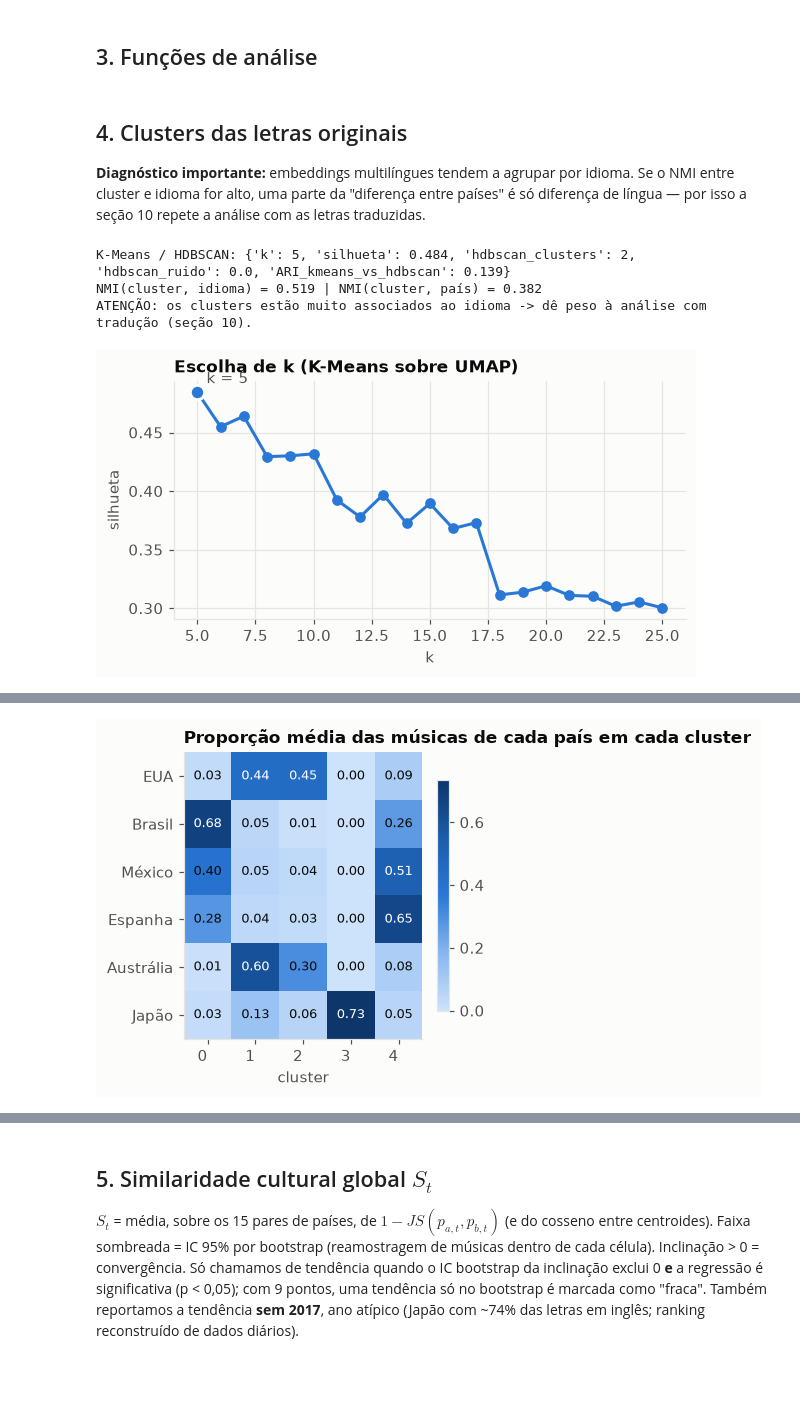
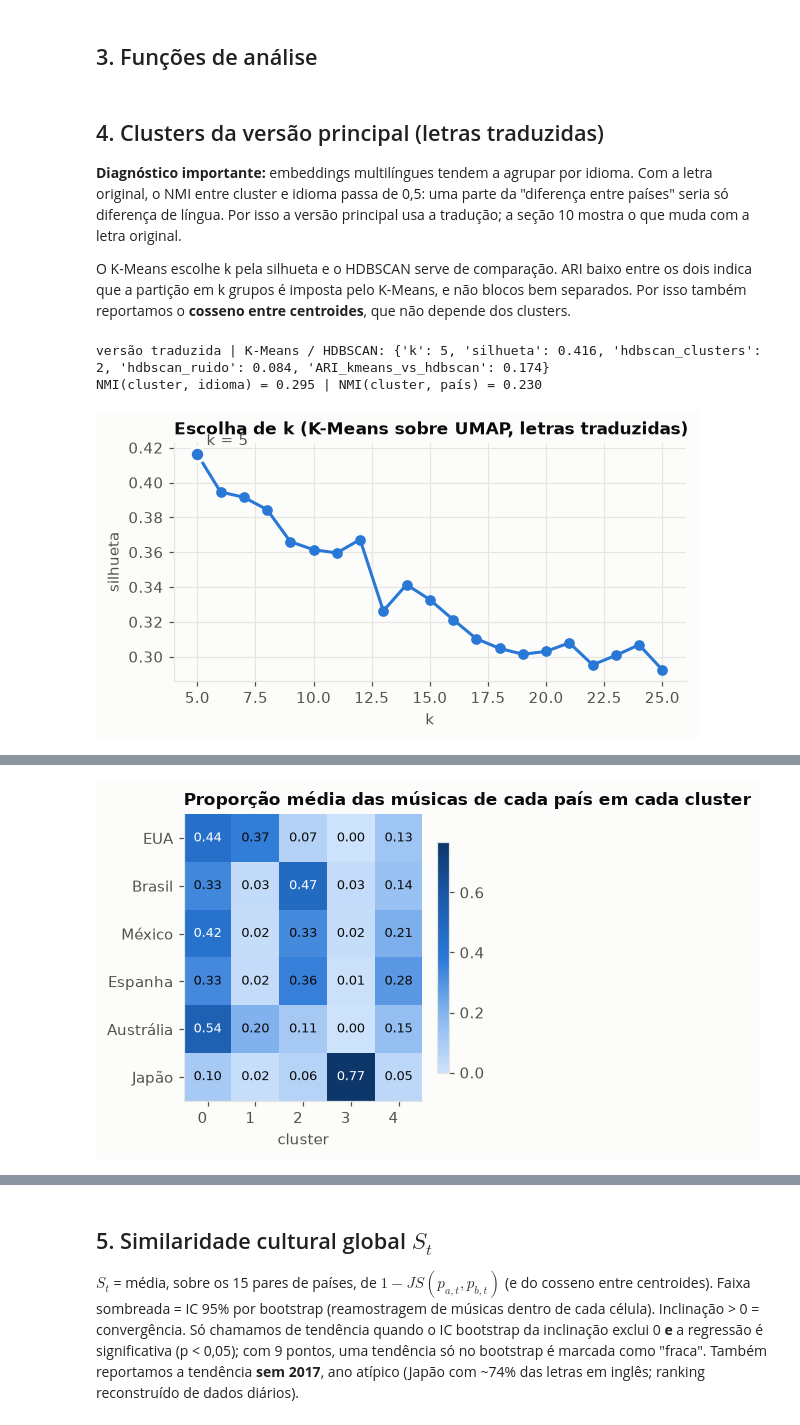
Before and after one commit to besome/SocialComp, a Jupyter notebook: pipelineAnalise.ipynb, the cells around one changed output, grey strips where cells are left out. Cells and saved outputs as stored; diff of their text form; code cells hidden in the pictures; blank space fills up the shorter version.

```diff
--- a/pipelineAnalise.ipynb
+++ b/pipelineAnalise.ipynb
@@ -47,6 +56,7 @@ PASTA_RES.mkdir(parents=True, exist_ok=True)
 
 # ---------- parâmetros ----------
 MODELO     = os.environ.get("MODELO_EMB", "sentence-transformers/LaBSE")  # alternativa: "intfloat/multilingual-e5-base"
+VERSAO     = os.environ.get("VERSAO", "traduzida")   # versão principal das letras: "traduzida" (padrão) ou "original"
 BATCH      = 32
 EXCLUIR    = []          # células (país, ano) a remover, ex.: [("jp", 2017)]
 K_MIN, K_MAX = 5, 25     # faixa de k testada no K-Means
@@ -54,6 +64,7 @@ UMAP_DIM   = 10          # dimensões do UMAP usado para clusterizar
 MIN_CELULA = 10          # mínimo de músicas para uma célula entrar nos controles
 N_BOOT     = int(os.environ.get("N_BOOT", 1000))
 N_PERM     = int(os.environ.get("N_PERM", 1000))
+N_PERM_Q   = int(os.environ.get("N_PERM_Q", 500))   # permutações do nulo da modularidade (seção 7)
 SEED       = 42
 
 PAISES   = ["us", "br", "mx", "es", "au", "jp"]
@@ -258,6 +246,13 @@ def gera_embeddings(textos: pd.Series, nome: str) -> np.ndarray:
 
 E_orig = gera_embeddings(faixas["letra_limpa"], "original")
 POS = {t: i for i, t in enumerate(faixas.index)}   # track_id -> linha da matriz
-print("matriz de embeddings:", E_orig.shape)
+if VERSAO == "traduzida" and faixas["letra_en"].notna().all():
+    E_p = gera_embeddings(faixas["letra_en"], "traducao_en")
+else:
+    if VERSAO == "traduzida":
+        print(f"ATENÇÃO: {faixas['letra_en'].isna().sum()} faixas sem tradução -> usando a letra original como versão principal")
+        VERSAO = "original"
+    E_p = E_orig
+print(f"versão principal: {VERSAO} | matriz de embeddings: {E_p.shape}")
 # %% [output]
 [original] 1444 embeddings lidos do cache dados/embeddings/sentence_transformers_LaBSE__original.npz
@@ -477,46 +548,39 @@ def plota_matriz(M, titulo, ax, cmap, vmin=None, vmax=None, fmt="{:.2f}"):
     ax.set_title(titulo, loc="left")
     return im
 # %% [markdown]
-## 4. Clusters das letras originais
+## 4. Clusters da versão principal (letras traduzidas)
 
-**Diagnóstico importante:** embeddings multilíngues tendem a agrupar por idioma. Se o NMI entre cluster e idioma for alto, uma parte da "diferença entre países" é só diferença de língua — por isso a seção 10 repete a análise com as letras traduzidas.
+**Diagnóstico importante:** embeddings multilíngues tendem a agrupar por idioma. Com a letra original, o NMI entre cluster e idioma passa de 0,5: uma parte da "diferença entre países" seria só diferença de língua. Por isso a versão principal usa a tradução; a seção 10 mostra o que muda com a letra original.
+
+O K-Means escolhe k pela silhueta e o HDBSCAN serve de comparação. ARI baixo entre os dois indica que a partição em k grupos é imposta pelo K-Means, e não blocos bem separados. Por isso também reportamos o **cosseno entre centroides**, que não depende dos clusters.
 # %%
-Z_o, lab_o, sil_o, info_o = reduz_e_agrupa(E_orig)
-K = info_o["k"]
-faixas["cluster"] = lab_o
+Z_p, lab_p, sil_p, info_p = reduz_e_agrupa(E_p)
+K = info_p["k"]
+faixas["cluster"] = lab_p
 dados["cluster"] = dados["track_id"].map(faixas["cluster"])
-print("K-Means / HDBSCAN:", info_o)
+print(f"versão {VERSAO} | K-Means / HDBSCAN:", info_p)
 
-nmi_idioma = normalized_mutual_info_score(faixas["idioma"], lab_o)
+nmi_idioma = normalized_mutual_info_score(faixas["idioma"], lab_p)
 nmi_pais = normalized_mutual_info_score(dados["cc"], dados["cluster"])
 print(f"NMI(cluster, idioma) = {nmi_idioma:.3f} | NMI(cluster, país) = {nmi_pais:.3f}")
 if nmi_idioma > 0.5:
-    print("ATENÇÃO: os clusters estão muito associados ao idioma -> dê peso à análise com tradução (seção 10).")
+    print("ATENÇÃO: os clusters estão muito associados ao idioma -> compare com a outra versão na seção 10.")
 
 fig, ax = plt.subplots(figsize=(6, 2.8))
-ax.plot(sil_o.index, sil_o.values, color=COR["s1"], marker="o")
-ax.scatter([K], [sil_o[K]], s=90, color=COR["s1"], edgecolor=COR["fundo"], linewidth=2, zorder=3)
-ax.annotate(f"k = {K}", (K, sil_o[K]), xytext=(6, 6), textcoords="offset points", color=COR["texto2"])
-ax.set_xlabel("k"); ax.set_ylabel("silhueta"); ax.set_title("Escolha de k (K-Means sobre UMAP)", loc="left")
+ax.plot(sil_p.index, sil_p.values, color=COR["s1"], marker="o")
+ax.scatter([K], [sil_p[K]], s=90, color=COR["s1"], edgecolor=COR["fundo"], linewidth=2, zorder=3)
+ax.annotate(f"k = {K}", (K, sil_p[K]), xytext=(6, 6), textcoords="offset points", color=COR["texto2"])
+ax.set_xlabel("k"); ax.set_ylabel("silhueta"); ax.set_title(f"Escolha de k (K-Means sobre UMAP, letras {VERSAO}s)", loc="left")
 fig.savefig(PASTA_RES / "silhueta.png"); plt.show()
 # %% [output]
-K-Means / HDBSCAN: {'k': 5, 'silhueta': 0.484, 'hdbscan_clusters': 2, 'hdbscan_ruido': 0.0, 'ARI_kmeans_vs_hdbscan': 0.139}
-NMI(cluster, idioma) = 0.519 | NMI(cluster, país) = 0.382
-ATENÇÃO: os clusters estão muito associados ao idioma -> dê peso à análise com tradução (seção 10).
+versão traduzida | K-Means / HDBSCAN: {'k': 5, 'silhueta': 0.416, 'hdbscan_clusters': 2, 'hdbscan_ruido': 0.084, 'ARI_kmeans_vs_hdbscan': 0.174}
+NMI(cluster, idioma) = 0.295 | NMI(cluster, país) = 0.230
-[figure, old version]
+[figure, new version]
 # %%
-# interpretação: termos (c-TF-IDF, usando a tradução quando existe), tamanho, idioma e país predominantes, exemplos
+# interpretação: termos (c-TF-IDF por presença, usando a tradução quando existe), tamanho, idioma e país
+# predominantes e as 3 músicas mais próximas do centro de cada cluster
 texto_topicos = faixas["letra_en"].fillna(faixas["letra_limpa"])
-termos = topicos_ctfidf(texto_topicos, lab_o, K)
-linhas = []
-for c in range(K):
-    f = faixas[faixas["cluster"] == c]
-    d = dados[dados["cluster"] == c]
-    linhas.append({"cluster": c, "n_faixas": len(f), "termos": termos[c],
-                   "idiomas": ", ".join(f"{i} {p:.0%}" for i, p in f["idioma"].value_counts(normalize=True).head(3).items()),
-                   "paises": ", ".join(f"{NOMES[i]} {p:.0%}" for i, p in d["cc"].value_counts(normalize=True).head(3).items()),
-                   "exemplos": " · ".join(f"{t} ({a.split('|')[0].split(',')[0].strip()})" for t, a in f[["title", "artists"]].head(3).values)})
-topicos = pd.DataFrame(linhas)
+topicos = tabela_clusters(faixas, dados, lab_p, Z_p, K, texto_topicos)
 with pd.option_context("display.max_colwidth", 90):
     display(topicos)
 
@@ -538,4 +602,4 @@ fig.savefig(PASTA_RES / "composicao_clusters.png"); plt.show()
-[figure, old version]
+[figure, new version]
 # %%
 # mapa 2D (UMAP) — um painel por país, músicas do país em destaque sobre todas as outras
 import umap
```
Also changed, not shown: parts of 18 cells of this notebook, 59 other files.
